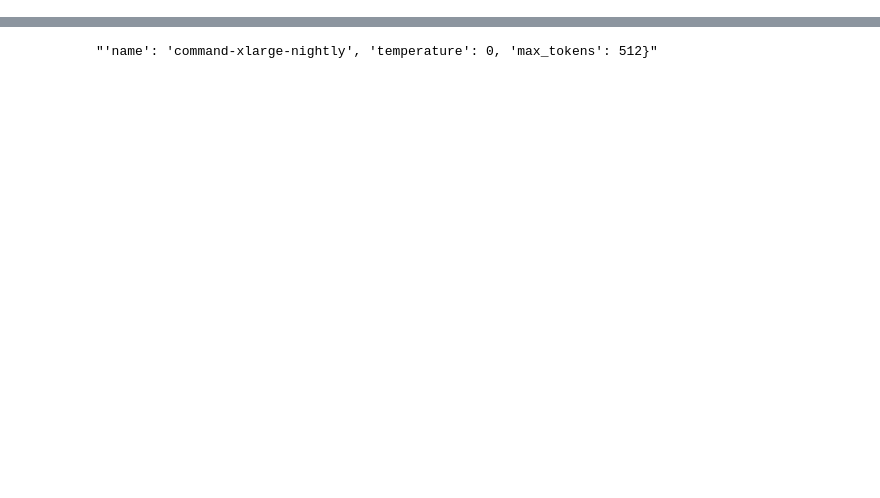
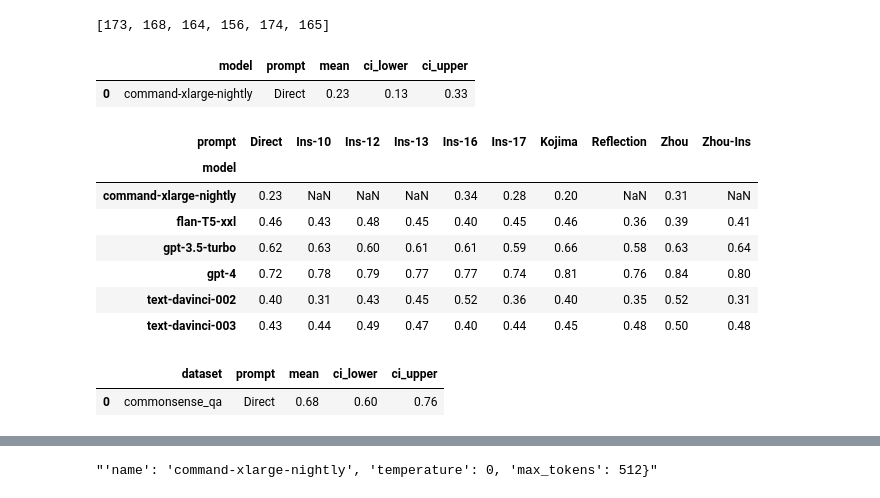
Before and after one commit to OpenBioLink/ThoughtSource, a Jupyter notebook: notebooks/internal_documentation/konstantin_saves/dataset_as_dataframe.ipynb, the cells around one changed output, grey strips where cells are left out. Drawn from its saved outputs; the diff is of its cells as text; code cells hidden in the pictures; blank space fills up the shorter version.

```diff
--- a/notebooks/internal_documentation/konstantin_saves/dataset_as_dataframe.ipynb
+++ b/notebooks/internal_documentation/konstantin_saves/dataset_as_dataframe.ipynb
@@ -406,0 +156,24 @@ table
+# %%
+[len(x) for x in dataset_means.values()]
+# %% [output]
+[173, 168, 164, 156, 174, 165]
+# %%
+kripp_model_prompt = results_df.copy()
+kripp_model_prompt.head(1)
+# %% [output]
+|  | model | prompt | mean | ci_lower | ci_upper |
+| 0 | command-xlarge-nightly | Direct | 0.23 | 0.13 | 0.33 |
+# %%
+kripp_model_prompt_mean = kripp_model_prompt.pivot_table(values='mean', index='model', columns='prompt')
+kripp_model_prompt_ci_lower = kripp_model_prompt.pivot_table(values='ci_lower', index='model', columns='prompt')
+kripp_model_prompt_ci_upper = kripp_model_prompt.pivot_table(values='ci_upper', index='model', columns='prompt')
+kripp_model_prompt_mean
+# %% [output]
+| prompt | Direct | Ins-10 | Ins-12 | Ins-13 | Ins-16 | Ins-17 | Kojima | Reflection | Zhou | Zhou-Ins |
+| model |  |  |  |  |  |  |  |  |  |  |
+| command-xlarge-nightly | 0.23 | NaN | NaN | NaN | 0.34 | 0.28 | 0.20 | NaN | 0.31 | NaN |
+| flan-T5-xxl | 0.46 | 0.43 | 0.48 | 0.45 | 0.40 | 0.45 | 0.46 | 0.36 | 0.39 | 0.41 |
+| gpt-3.5-turbo | 0.62 | 0.63 | 0.60 | 0.61 | 0.61 | 0.59 | 0.66 | 0.58 | 0.63 | 0.64 |
+| gpt-4 | 0.72 | 0.78 | 0.79 | 0.77 | 0.77 | 0.74 | 0.81 | 0.76 | 0.84 | 0.80 |
+| text-davinci-002 | 0.40 | 0.31 | 0.43 | 0.45 | 0.52 | 0.36 | 0.40 | 0.35 | 0.52 | 0.31 |
+| text-davinci-003 | 0.43 | 0.44 | 0.49 | 0.47 | 0.40 | 0.44 | 0.45 | 0.48 | 0.50 | 0.48 |
@@ -406,0 +219,6 @@ table
+# %%
+kripp_dataset_prompt = results_df.copy()
+kripp_dataset_prompt.head(1)
+# %% [output]
+|  | dataset | prompt | mean | ci_lower | ci_upper |
+| 0 | commonsense_qa | Direct | 0.68 | 0.60 | 0.76 |
```
Also changed, not shown: parts of 79 cells of this notebook, 2 other files.
